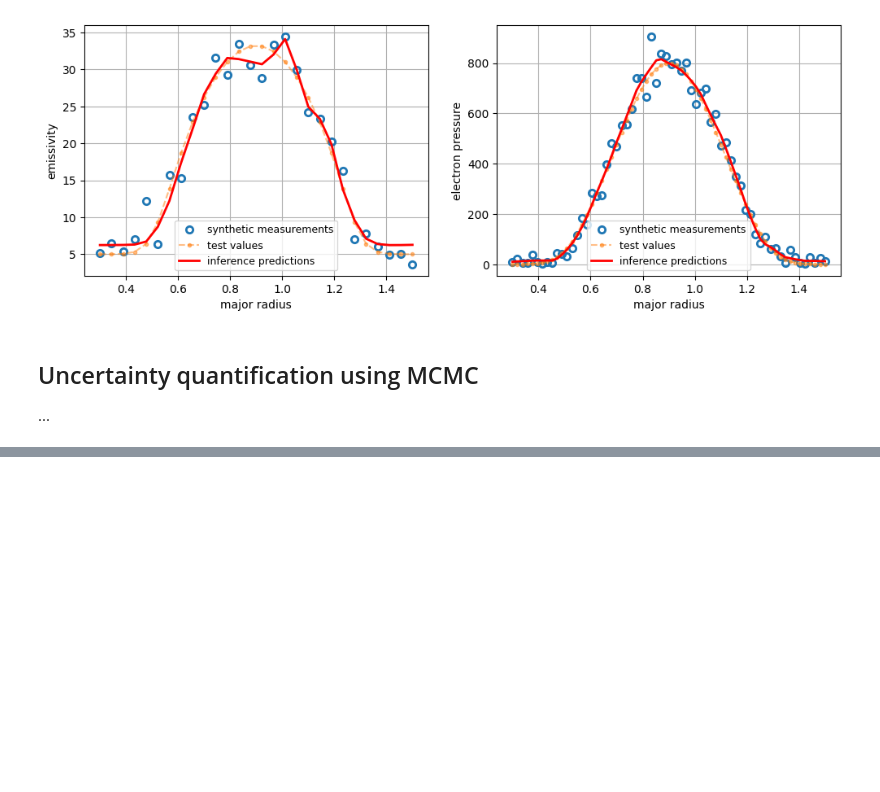
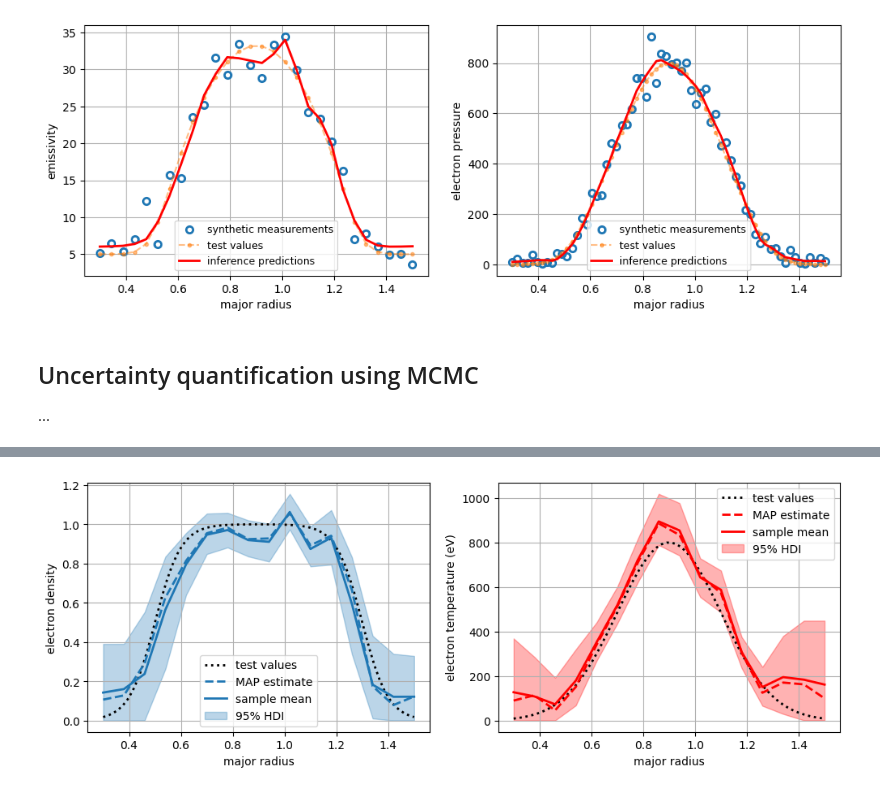
Before and after one commit to C-bowman/midas-examples, a Jupyter notebook: sxr_example/sxr_example_notebook.ipynb, the cells around one changed output, grey strips where cells are left out. Saved outputs shown, nothing was run; the diff lists cells and outputs as text; code cells hidden in the pictures; blank space fills up the shorter version.

```diff
--- a/sxr_example/sxr_example_notebook.ipynb
+++ b/sxr_example/sxr_example_notebook.ipynb
@@ -293,0 +335,36 @@ plt.show()
+# %%
+samples = chain.get_sample(burn=500, thin=2)
+samples_dict = PlasmaState.split_samples(parameter_samples=samples)
+
+from inference.pdf import sample_hdi
+samples_hdi_95 = {
+    name: sample_hdi(samples, fraction=0.95) for name, samples in samples_dict.items()
+}
+
+samples_mean = {name: samples.mean(axis=0) for name, samples in samples_dict.items()}
+# %%
+fig = plt.figure(figsize=(12, 4))
+
+ax1 = fig.add_subplot(1, 2, 1)
+ax1.plot(test_axis, test_ne, label="test values", c="black", ls="dotted", lw=2)
+ax1.plot(field_axis, params_dict["ne"], label="MAP estimate", c="C0", ls="dashed", lw=2)
+ax1.plot(field_axis, samples_mean["ne"], label="sample mean", c="C0", lw=2)
+ax1.fill_between(field_axis, *samples_hdi_95["ne"], alpha=0.3, color="C0", label="95% HDI")
+ax1.set_ylabel("electron density")
+ax1.set_xlabel("major radius")
+ax1.grid()
+ax1.legend()
+
+ax2 = fig.add_subplot(1, 2, 2)
+ax2.plot(test_axis, test_te, color="black", lw=2, ls="dotted", label="test values")
+ax2.plot(field_axis, params_dict["te"], color="red", lw=2, ls="dashed", label="MAP estimate")
+ax2.plot(field_axis, samples_mean["te"], color="red", lw=2, label="sample mean")
+ax2.fill_between(field_axis, *samples_hdi_95["te"], color="red", alpha=0.3, label="95% HDI")
+ax2.set_ylabel("electron temperature (eV)")
+ax2.set_xlabel("major radius")
+ax2.grid()
+ax2.legend()
+
+plt.show()
+# %% [output]
+[figure, added]
```
Also changed, not shown: parts of 9 cells of this notebook, 1 other file.
